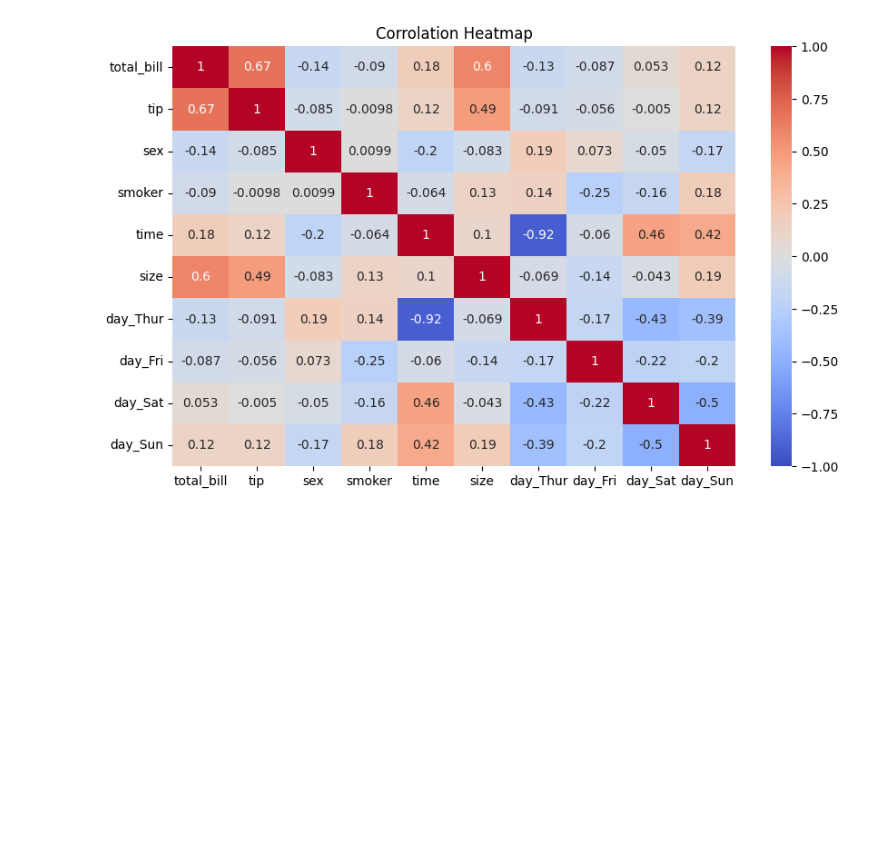
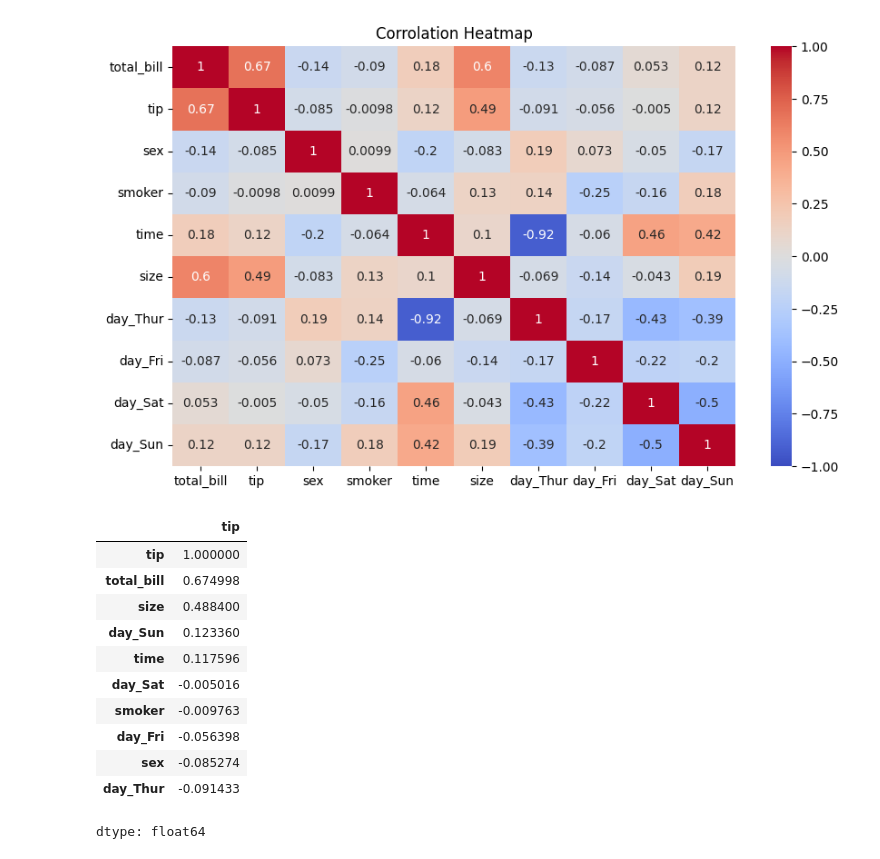
Before and after one commit to AfsanehShamsaddini/Predicting-Tips-Using-Linear-Regression, a Jupyter notebook: Predicting_Tips_Using_Linear_Regression.ipynb, the cells around one changed output. Drawn from its saved outputs; the diff is of its cells as text; code cells hidden in the pictures; blank space fills up the shorter version.

```diff
--- a/Predicting_Tips_Using_Linear_Regression.ipynb
+++ b/Predicting_Tips_Using_Linear_Regression.ipynb
@@ -183,3 +185,19 @@ plt.title('Corrolation Heatmap')
 plt.show()
 # %% [output]
 [figure]
+# %%
+# Print correlations with 'tip'
+corr_matrix['tip'].sort_values(ascending=False)
+# %% [output]
+|  | tip |
+| tip | 1.000000 |
+| total_bill | 0.674998 |
+| size | 0.488400 |
+| day_Sun | 0.123360 |
+| time | 0.117596 |
+| day_Sat | -0.005016 |
+| smoker | -0.009763 |
+| day_Fri | -0.056398 |
+| sex | -0.085274 |
+| day_Thur | -0.091433 |
+dtype: float64
```
Also changed, not shown: parts of 1 cell of this notebook.
